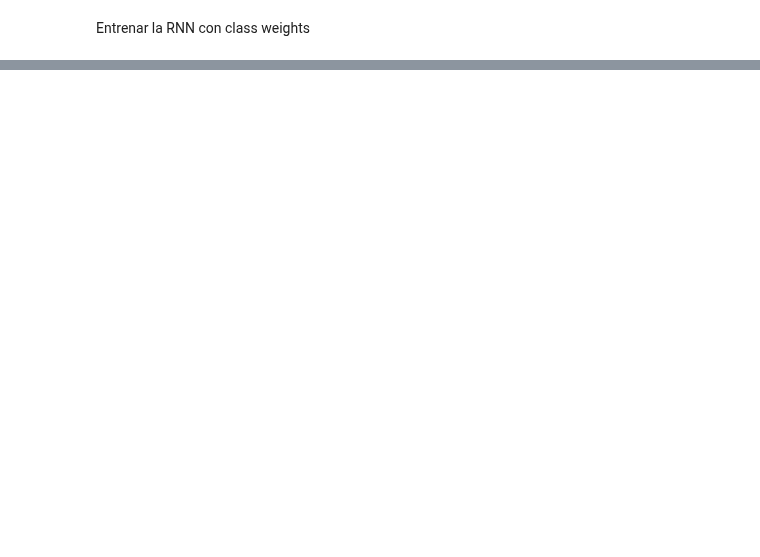
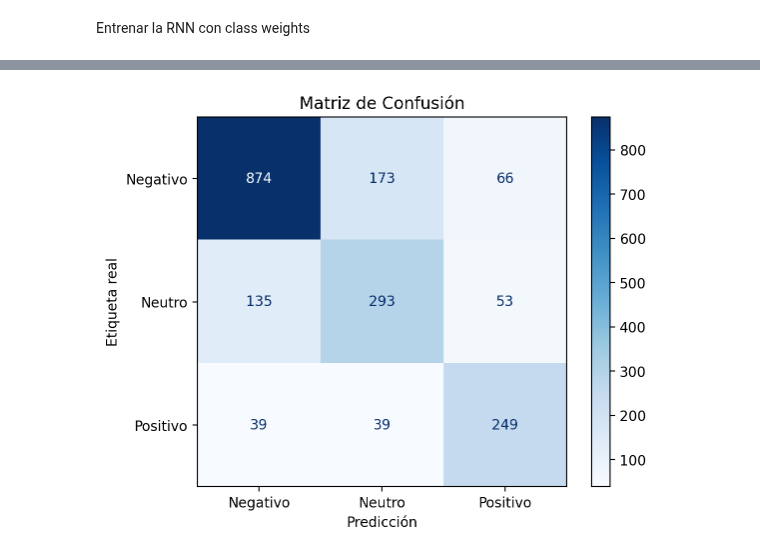
Before and after one commit to AngieJoya99/Proyecto-RN, a Jupyter notebook: Entrega2.ipynb, the cells around one changed output, grey strips where cells are left out. Cells and saved outputs as stored; diff of their text form; code cells hidden in the pictures; blank space fills up the shorter version.

Commit message:
Versión Inicial del modelo

```diff
--- a/Entrega2.ipynb
+++ b/Entrega2.ipynb
@@ -298,0 +339,8 @@ model.fit(
+# %%
+epocas = 200
+lote = 32
+entrada =  xTrain.shape[1]
+salida = yTrain.shape[1]
+
+print("Tamaño de la entrada:",entrada)
+print("Tamaño de la salida:",salida)
@@ -298,0 +350,14 @@ model.fit(
+# %%
+modelo = RNN(entrada, salida, 164)
+resultado = entrenamiento(xTrain, yTrain, xVal, yVal, xTest, yTest, modelo, epocas, lote, class_weights, True)
+
+resultados = {
+  "Época": ["Primera", "Última"],
+  "Loss": [resultado.history["loss"][0], resultado.history["loss"][-1]],
+  "Val_Loss": [resultado.history["val_loss"][0], resultado.history["val_loss"][-1]],
+  "Accuracy": [resultado.history["accuracy"][0], resultado.history["accuracy"][-1]],
+  "Val_Accuracy": [resultado.history["val_accuracy"][0], resultado.history["val_accuracy"][-1]],
+}
+
+tabla = pd.DataFrame(resultados)
+print(tabla)
@@ -298,0 +382,7 @@ model.fit(
+# %%
+yPred = modelo.predict(xTest)
+yPred_labels = np.argmax(yPred, axis=1)
+yTest_labels = np.argmax(yTest, axis=1)
+
+graficaMatriz(yTest_labels, yPred_labels)
+# %% [output]
@@ -298,0 +390 @@ model.fit(
+[figure, added]
```
Also changed, not shown: parts of 13 cells of this notebook.
